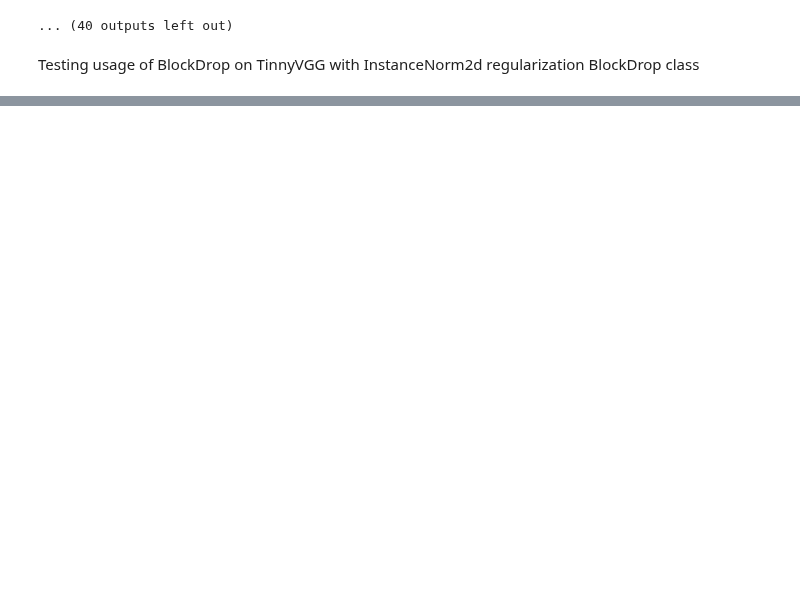
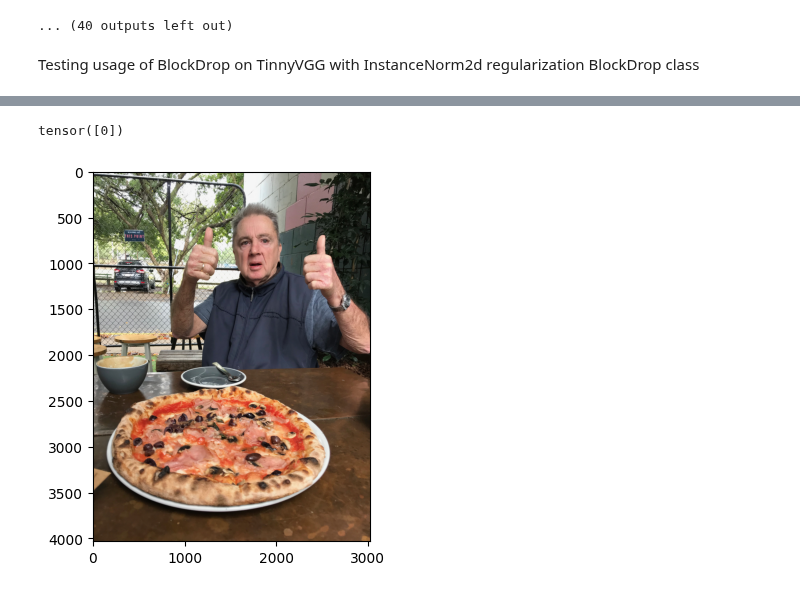
Before and after one commit to Machmurka/UnderstandingDeepLearning, a Jupyter notebook: Learn PyTorch for Deep Learning/TestingJupyter.ipynb, the cells around one changed output, grey strips where cells are left out. Drawn from its saved outputs; the diff is of its cells as text; code cells hidden in the pictures; blank space fills up the shorter version.

```diff
--- a/Learn PyTorch for Deep Learning/TestingJupyter.ipynb
+++ b/Learn PyTorch for Deep Learning/TestingJupyter.ipynb
@@ -70,10 +70,9 @@ class ImageFolderCustom(Dataset):
 # %%
 class CustomDataTest():
     def __init__(self) -> None:
-        self.train_dir="C:\\Users\\Admin\\source\\repos\\deeplearn\\UnderstandingDeepLearning\\data\\pizza_steak_sushi\\train"
-        self.test_dir="C:\\Users\\Admin\\source\\repos\\deeplearn\\UnderstandingDeepLearning\\data\\pizza_steak_sushi\\test"
-        # self.train_dir = "C:\\Users\\Jakub Machura\\source\\repos\\UnderstandingDeepLearning\\data\\pizza_steak_sushi\\train"
-        # self.test_dir = "C:\\Users\\Jakub Machura\\source\\repos\\UnderstandingDeepLearning\\data\\pizza_steak_sushi\\test"
+
+        self.train_dir = "C:\\Users\\Jakub Machura\\source\\repos\\UnderstandingDeepLearning\\data\\pizza_steak_sushi\\train"
+        self.test_dir = "C:\\Users\\Jakub Machura\\source\\repos\\UnderstandingDeepLearning\\data\\pizza_steak_sushi\\test"
         """
             temp placement for of transform
         """
@@ -567,0 +536,36 @@ RuntimeError: Given groups=1, weight of size [5, 5, 3, 3], expected input[32, 3,
+# %%
+import torchvision
+custom_img_path="C:\\Users\\Jakub Machura\\source\\repos\\UnderstandingDeepLearning\\data\\04-pizza-dad.jpeg"
+custom_img_unit8=torchvision.io.read_image(str(custom_img_path))
+
+# torch.Size([3, 4032, 3024])
+custom_img_unit8.shape
+# torch.uint8
+custom_img_unit8.dtype
+
+custom_image=custom_img_unit8=torchvision.io.read_image(str(custom_img_path)).type(torch.float32)
+# Divide the image pixel values by 255 to get them between [0, 1]
+custom_image = custom_image / 255.
+# torch.float32
+custom_image.dtype
+
+
+plt.imshow(custom_image.permute(1,2,0)) # need to permute image dimensions from CHW -> HWC otherwise matplotlib will error
+
+custom_img_transform=transforms.Compose([
+    transforms.Resize((64,64)),
+])
+
+custom_image_transformed=custom_img_transform(custom_image)
+
+custom_image_transformed.shape
+
+model1.eval()
+with torch.inference_mode():
+    custom_image_transformed_with_batch_size=custom_image_transformed.unsqueeze(dim=0)
+
+    custom_img_pred=model1(custom_image_transformed_with_batch_size)
+data1.classname() custom_img_pred.argmax(dim=1)
+# %% [output]
+tensor([0])
+[figure, added]
```
Also changed, not shown: parts of 3 cells of this notebook, 1 other file.
